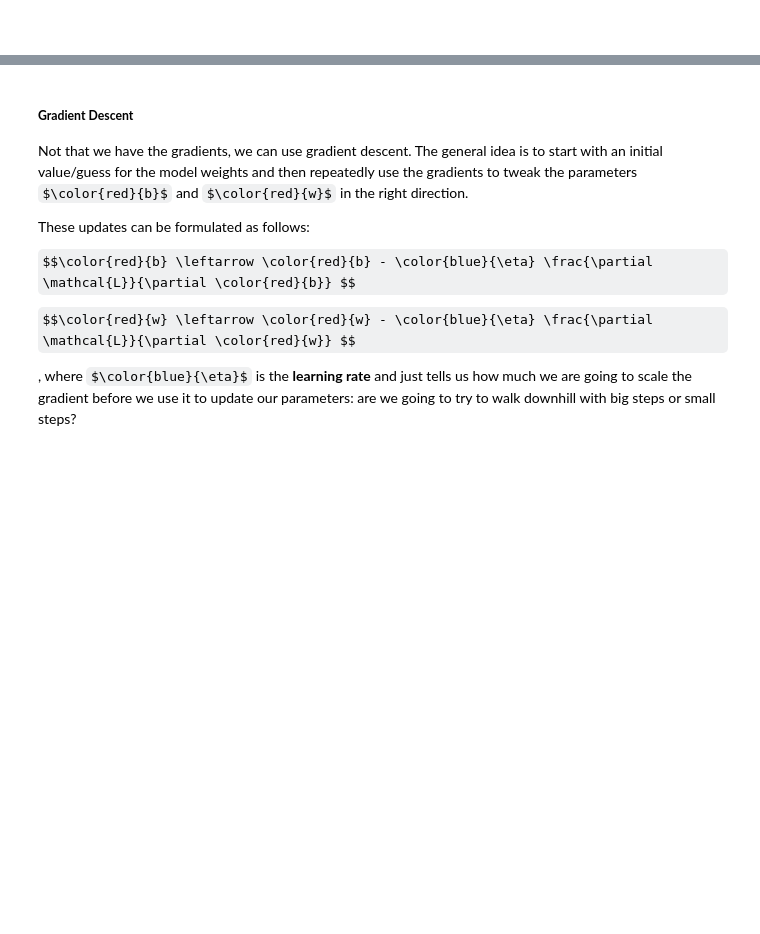
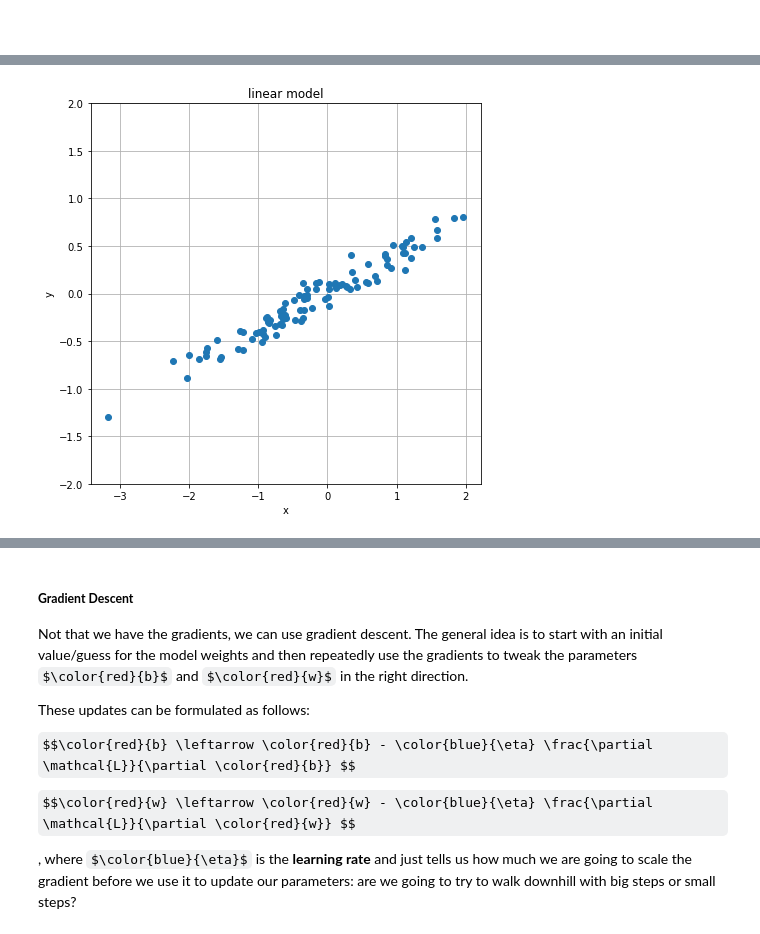
Before and after one commit to khipu-ai/practicals-2023, a Jupyter notebook: notebooks/optimization_and_haiku.ipynb, the cells around one changed output, grey strips where cells are left out. Drawn from its saved outputs; the diff is of its cells as text; code cells hidden in the pictures; some formulas as TeX source; blank space fills up the shorter version.

```diff
--- a/notebooks/optimization_and_haiku.ipynb
+++ b/notebooks/optimization_and_haiku.ipynb
@@ -386,6 +110,0 @@ Dot Product using JAX (will run on current runtime - e.g. GPU).
-# %%
-size = 1000
-key1, key2 = jax.random.split(jax.random.PRNGKey(42), num=2)
-x = jax.random.normal(key1, shape=(size, size))
-y = jax.random.normal(key2, shape=(size, size))
-jax_time = %timeit -o -n 10 jnp.dot(y, x.T).block_until_ready()
@@ -1010,10 +110,0 @@ parameters_list = []  # Used to track which parameters were tried.
-# %%
-# @title Choose model parameters. { run: "auto" }
-b = 3  # @param {type:"slider", min:-5, max:5, step:1}
-w = -0.03  # @param {type:"slider", min:-0.05, max:0.05, step:0.01}
-print("Plotting line", w, "* x +", b)
-parameters = [b, w]
-parameters_list.append(parameters)
-plot_basic_data(
-    parameters_list, title="Observed data and my first predictions", axis_pad=12
-)
@@ -1304,0 +132,39 @@ In the code snippet below, we compute the two gradients using a for-loop over ex
+# %%
+from numpy import random
+
+rng = random.default_rng(2023)
+
+def sim_linear_model(w,n):
+  """
+  given a linear coefficient w and a non-negative integer n
+  generate n samples according to y = wx + v
+  where v is a random Gaussian variable with mean 0
+  and standard deviation 0.1
+  """
+  m = len(w)
+  X = random.normal(size=(n))
+  v = 0.1*random.normal(size=n)
+  y = w*X + v
+  return X,y
+
+#
+# our ground truth, w = 0.4
+#
+w = [0.4]
+#
+# simmulate samples
+#
+x,y = sim_linear_model(w,100)
+#
+# plot simmulated data
+#
+plt.figure(figsize=(7,7))
+plt.plot(x,y,'o')
+plt.title('linear model')
+plt.xlabel('x')
+plt.ylabel('y')
+plt.grid(True)
+plt.ylim(-2,2)
+plt.show()
+# %% [output]
+[figure, added]
```
Also changed, not shown: parts of 182 cells of this notebook.
